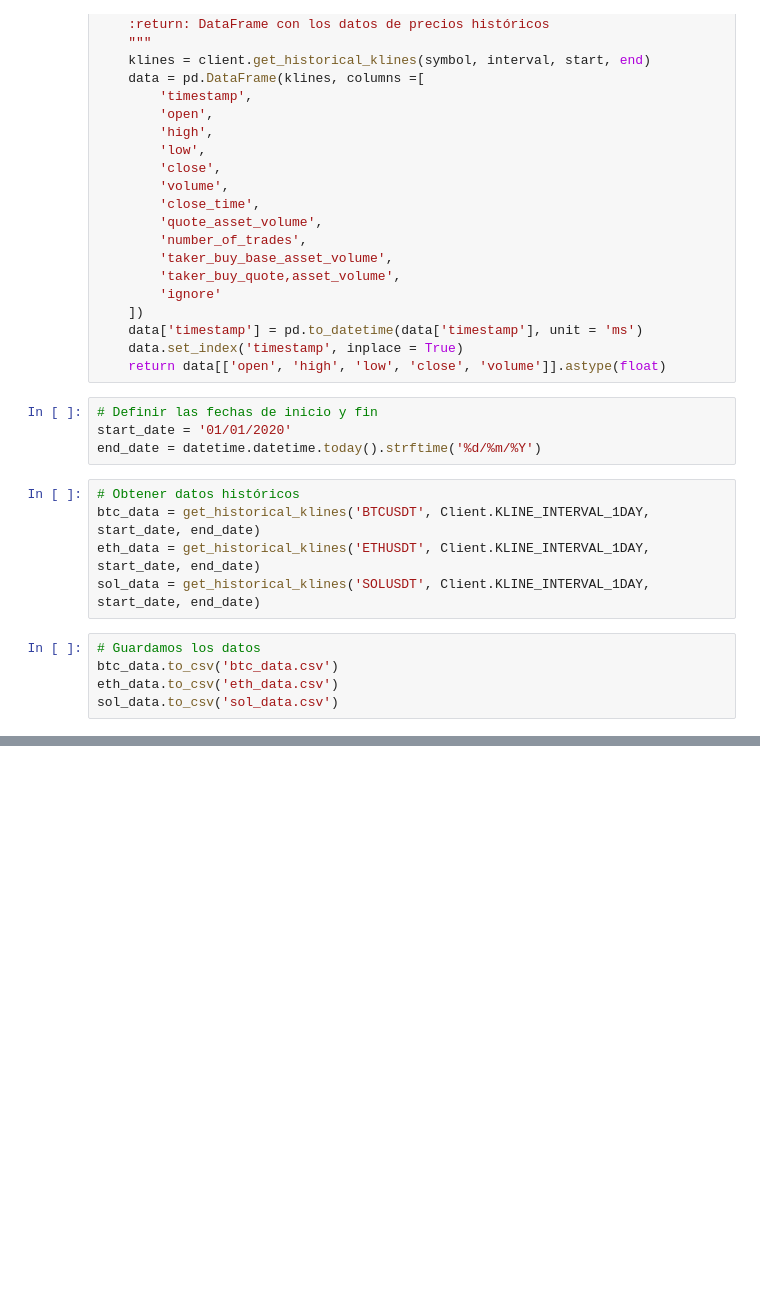
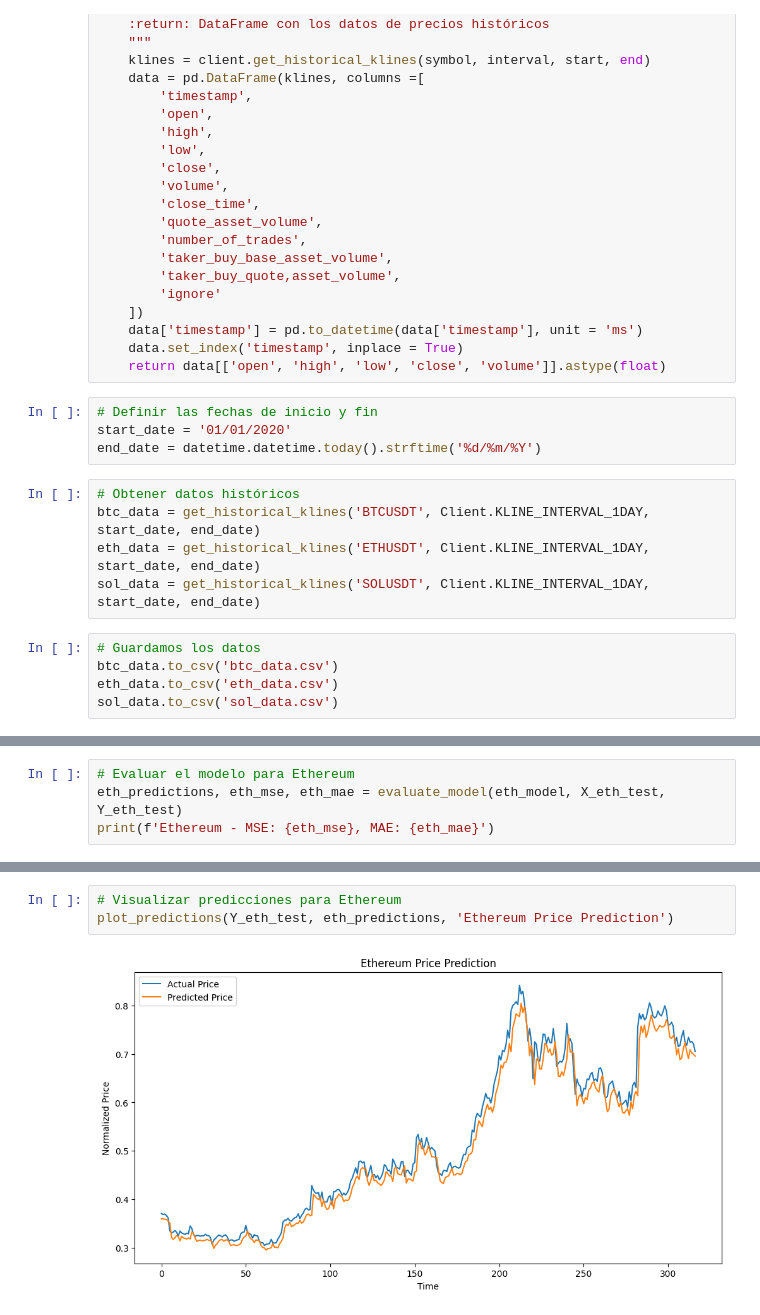
Before and after one commit to Nambu89/Crypto_Price_Prediction, a Jupyter notebook: Prediction.ipynb, the cells around one changed output, grey strips where cells are left out. Cells and saved outputs as stored; diff of their text form; blank space fills up the shorter version.

```diff
--- a/Prediction.ipynb
+++ b/Prediction.ipynb
@@ -64,0 +257,4 @@ sol_data.to_csv('sol_data.csv')
+# %%
+# Evaluar el modelo para Ethereum
+eth_predictions, eth_mse, eth_mae = evaluate_model(eth_model, X_eth_test, Y_eth_test)
+print(f'Ethereum - MSE: {eth_mse}, MAE: {eth_mae}')
@@ -64,0 +288,5 @@ sol_data.to_csv('sol_data.csv')
+# %%
+# Visualizar predicciones para Ethereum
+plot_predictions(Y_eth_test, eth_predictions, 'Ethereum Price Prediction')
+# %% [output]
+[figure, added]
```
Also changed, not shown: parts of 31 cells of this notebook, 3 other files.
